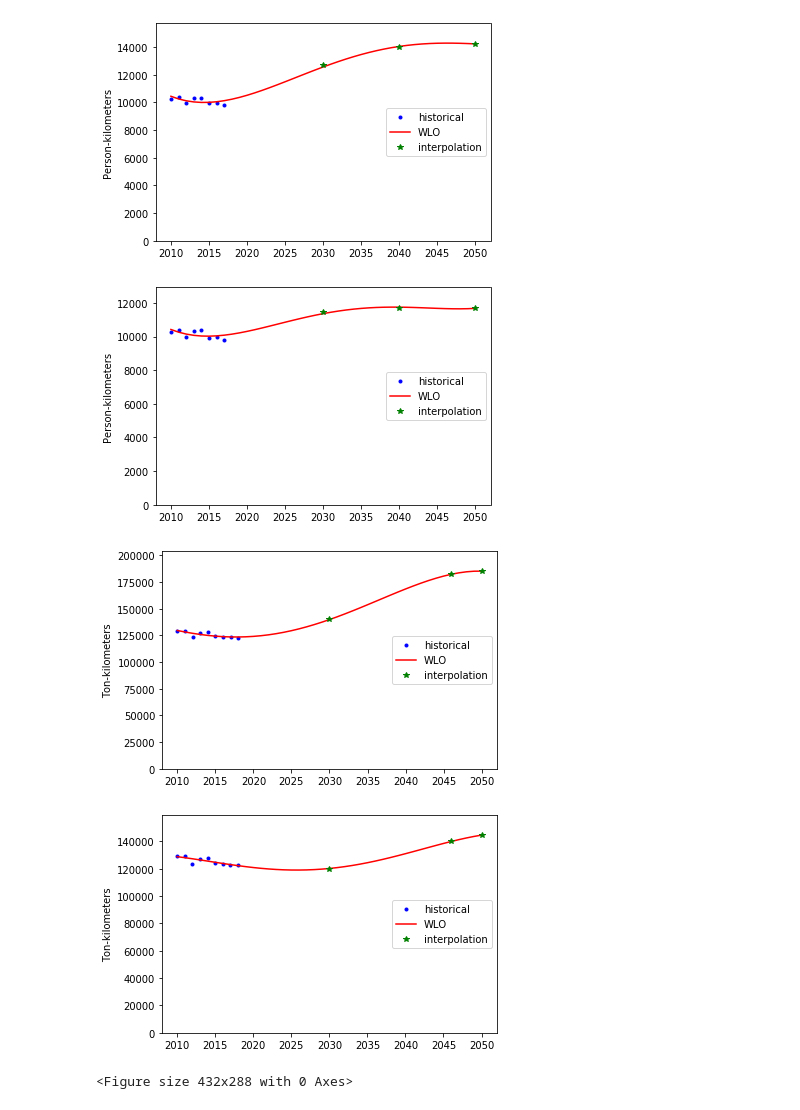
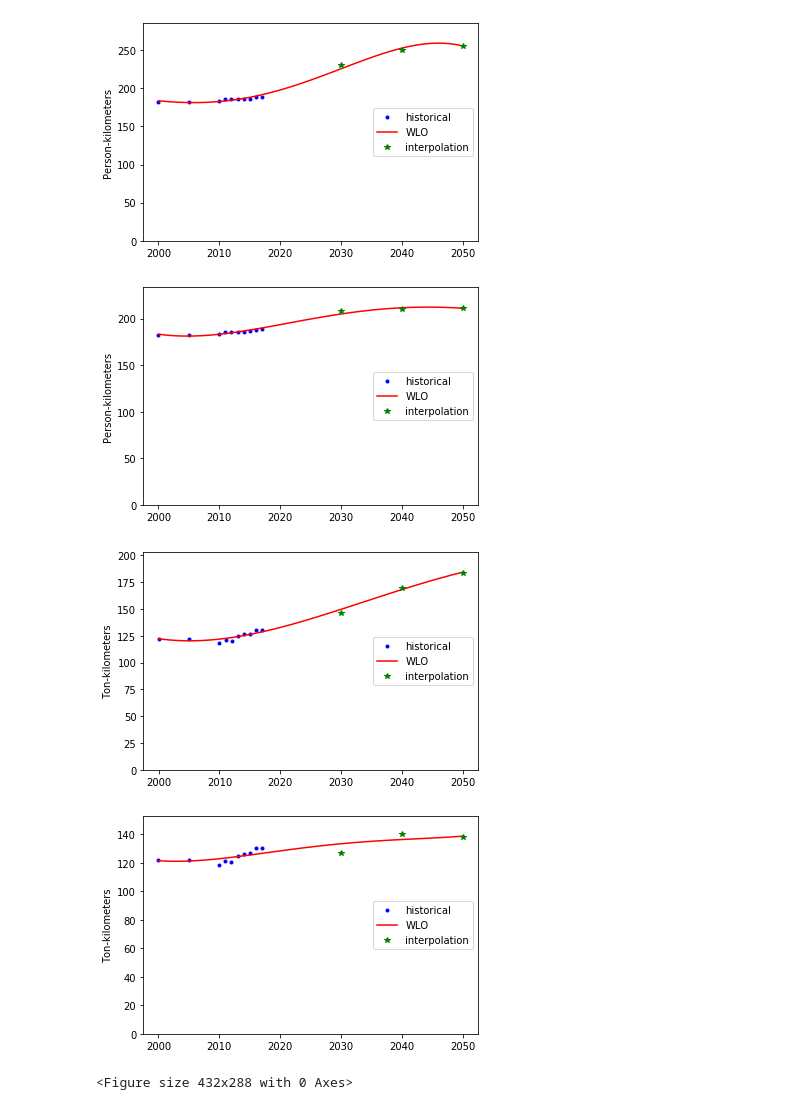
Before and after one commit to grimelda/urmive, a Jupyter notebook: modalshift.ipynb, the cells around one changed output. Saved outputs shown, nothing was run; the diff lists cells and outputs as text; code cells hidden in the pictures.

```diff
--- a/modalshift.ipynb
+++ b/modalshift.ipynb
@@ -266,31 +335,31 @@ def RoadFirst(x, poly):
 # %%
 ### set x-axis and fidelity.
-x = np.linspace(2010, 2050, 40+1)
+startmodel = 2000
+endmodel = 2050
+x = np.linspace(startmodel, endmodel, endmodel-startmodel+1)
 
 ### read data
 wloHP = pd.read_csv('data/modalshift/WLOHpassenger.csv', index_col=0,header=0)
 wloLP = pd.read_csv('data/modalshift/WLOLpassenger.csv', index_col=0,header=0)
 wloHF = pd.read_csv('data/modalshift/WLOHfreight.csv', index_col=0,header=0)
 wloLF = pd.read_csv('data/modalshift/WLOLfreight.csv', index_col=0,header=0)
 
 ### convert to numeric column
 ### force polynomials to flatten out at 2050.
-wloHP.loc[2040,'Total']=14000
-wloLP.loc[2040,'Total']=11700
-wloHF.loc[2030,'Total']=140000
-wloHF.loc[2046,'Total']=182000
-wloLF.loc[2030,'Total']=120000
-wloLF.loc[2046,'Total']=140000
+wloHP.loc[2040,'Total']=250
+wloLP.loc[2040,'Total']=210
+wloHF.loc[2040,'Total']=170
+wloLF.loc[2040,'Total']=140
 
 ### "PolyXX" is the passenger transport service demand over time.
 PolyHP = PolyFit(x, wloHP, 'HP')
 PolyLP = PolyFit(x, wloLP, 'LP')
 PolyHF = PolyFit(x, wloHF, 'HF')
 PolyLF = PolyFit(x, wloLF, 'LF')
 # %% [output]
-[figure, old version]
+[figure, new version]
-[figure, old version]
+[figure, new version]
-[figure, old version]
+[figure, new version]
-[figure, old version]
+[figure, new version]
 <Figure size 432x288 with 0 Axes>
 # %%
```
Also changed, not shown: parts of 6 cells of this notebook, 15 other files.
